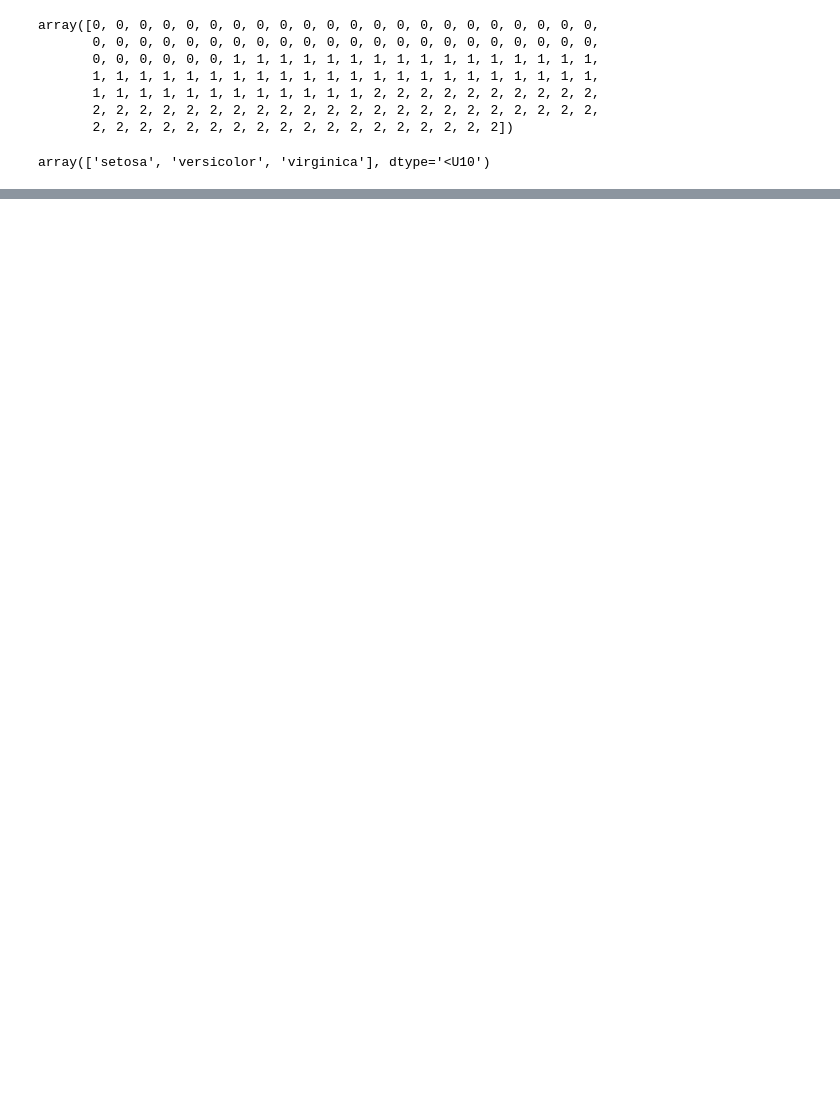
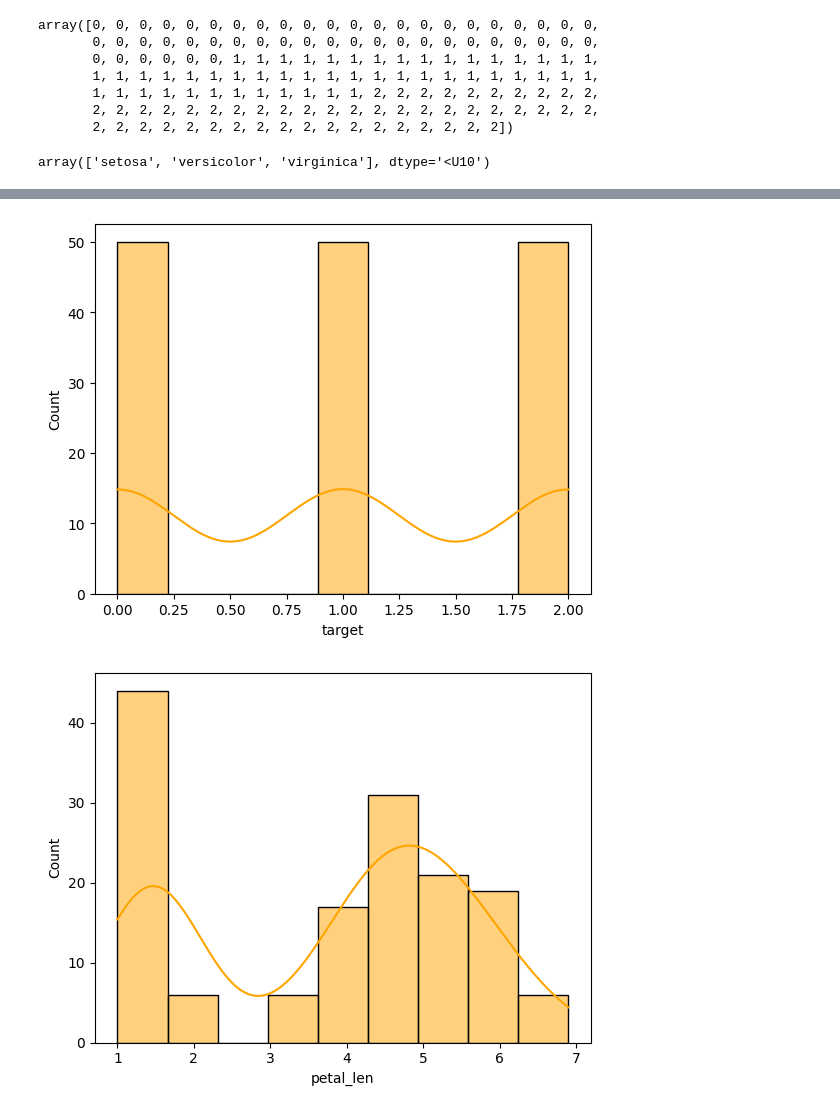
Before and after one commit to Tejasisnothere/NeuralNetworkIris, a Jupyter notebook: notebook/EDA.ipynb, the cells around one changed output, grey strips where cells are left out. Cells and saved outputs as stored; diff of their text form; code cells hidden in the pictures; blank space fills up the shorter version.

```diff
--- a/notebook/EDA.ipynb
+++ b/notebook/EDA.ipynb
@@ -112,0 +106,7 @@ df.head()
+# %%
+for i in df.columns:
+    sns.histplot(df[i], kde=True, color='orange')
+    plt.show()
+# %% [output]
+[figure, added]
+[figure, added]
```
Also changed, not shown: parts of 17 cells of this notebook.
